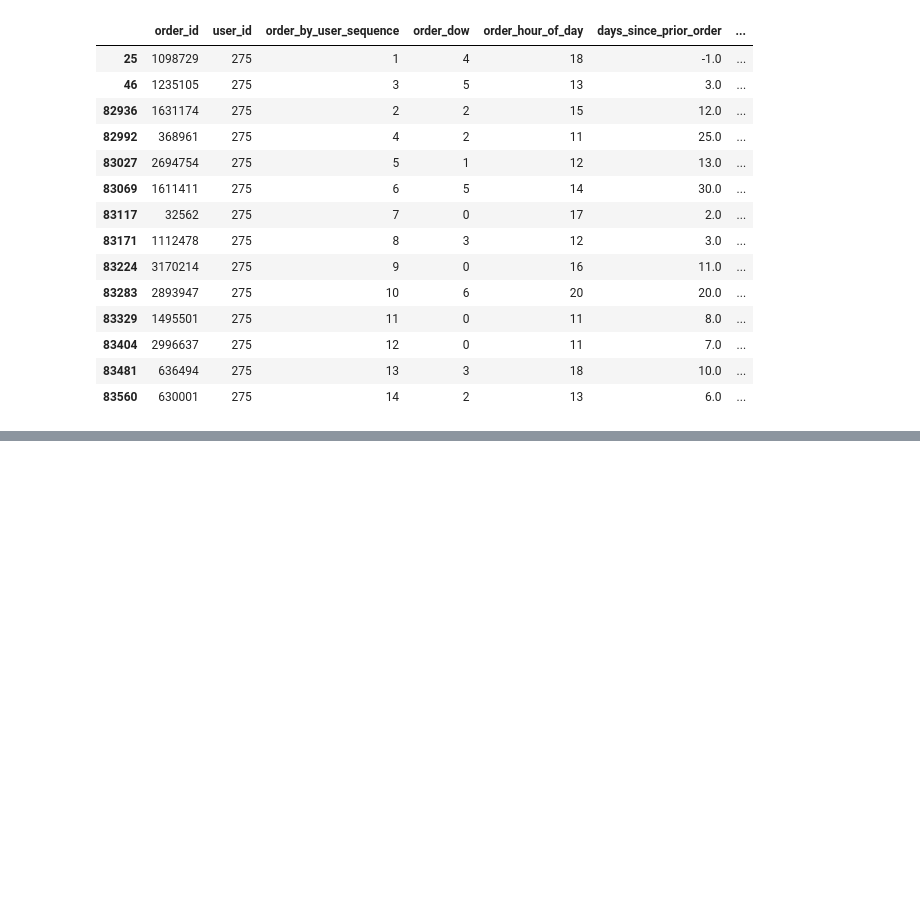
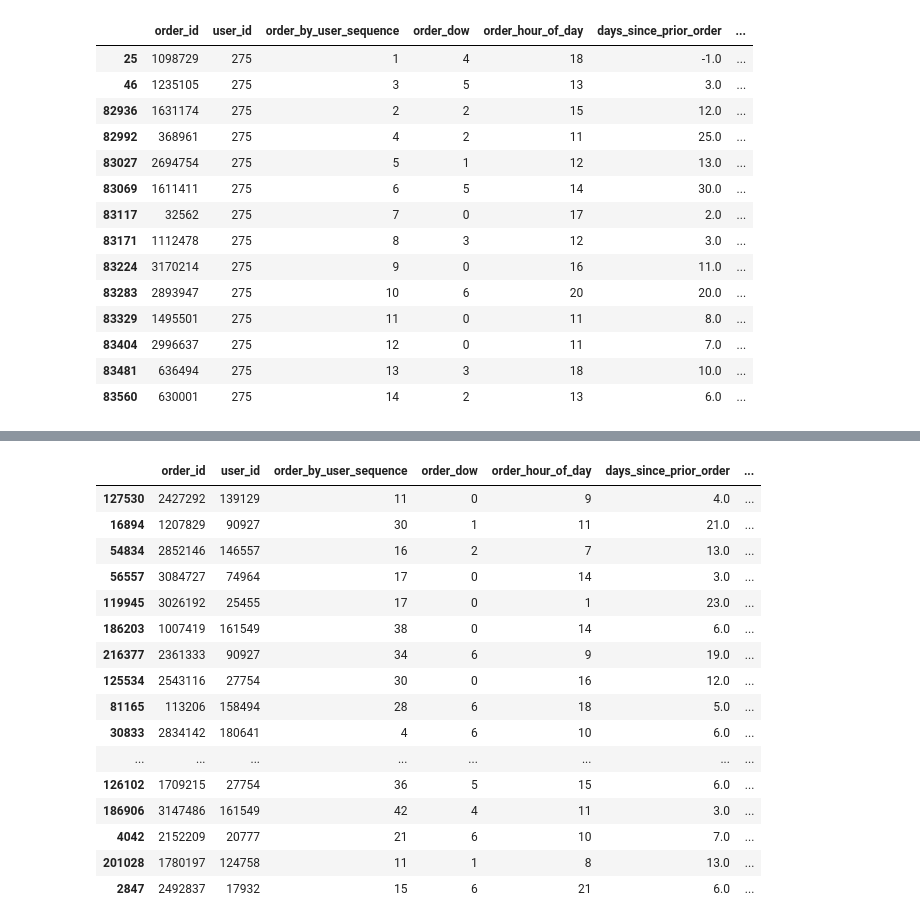
Before and after one commit to fractaldatalearning/Capstone2, a Jupyter notebook: notebooks/preprocessing2_feature_engineering.ipynb, the cells around one changed output, grey strips where cells are left out. Cells and saved outputs as stored; diff of their text form; code cells hidden in the pictures; blank space fills up the shorter version.

```diff
--- a/notebooks/preprocessing2_feature_engineering.ipynb
+++ b/notebooks/preprocessing2_feature_engineering.ipynb
@@ -188,0 +150,20 @@ df.head()
+# %%
+df.sample(20)
+# %% [output]
+|  | order_id | user_id | order_by_user_sequence | order_dow | order_hour_of_day | days_since_prior_order | ... |
+| 127530 | 2427292 | 139129 | 11 | 0 | 9 | 4.0 | ... |
+| 16894 | 1207829 | 90927 | 30 | 1 | 11 | 21.0 | ... |
+| 54834 | 2852146 | 146557 | 16 | 2 | 7 | 13.0 | ... |
+| 56557 | 3084727 | 74964 | 17 | 0 | 14 | 3.0 | ... |
+| 119945 | 3026192 | 25455 | 17 | 0 | 1 | 23.0 | ... |
+| 186203 | 1007419 | 161549 | 38 | 0 | 14 | 6.0 | ... |
+| 216377 | 2361333 | 90927 | 34 | 6 | 9 | 19.0 | ... |
+| 125534 | 2543116 | 27754 | 30 | 0 | 16 | 12.0 | ... |
+| 81165 | 113206 | 158494 | 28 | 6 | 18 | 5.0 | ... |
+| 30833 | 2834142 | 180641 | 4 | 6 | 10 | 6.0 | ... |
+| ... | ... | ... | ... | ... | ... | ... | ... |
+| 126102 | 1709215 | 27754 | 36 | 5 | 15 | 6.0 | ... |
+| 186906 | 3147486 | 161549 | 42 | 4 | 11 | 3.0 | ... |
+| 4042 | 2152209 | 20777 | 21 | 6 | 10 | 7.0 | ... |
+| 201028 | 1780197 | 124758 | 11 | 1 | 8 | 13.0 | ... |
+| 2847 | 2492837 | 17932 | 15 | 6 | 21 | 6.0 | ... |
```
Also changed, not shown: parts of 9 cells of this notebook.
